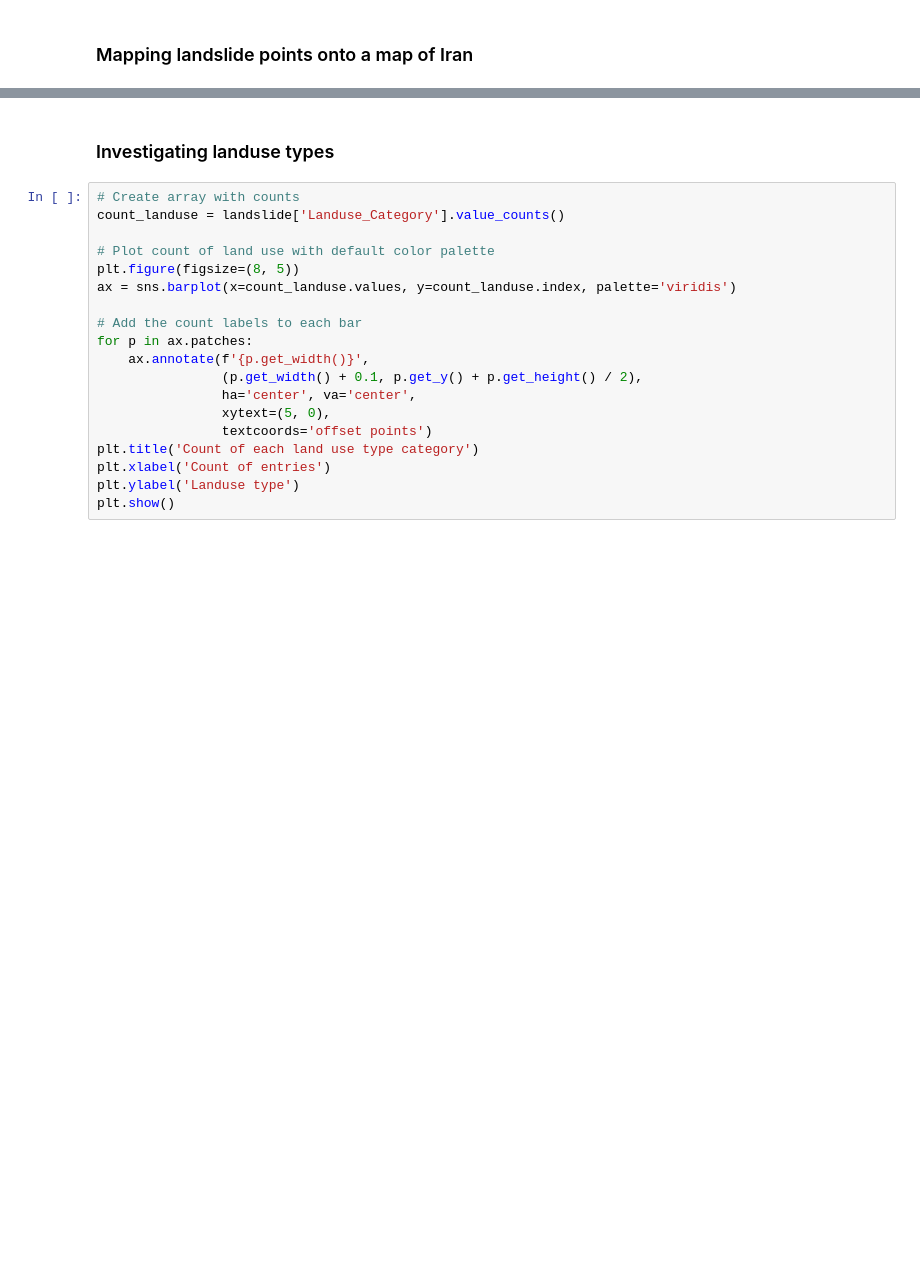
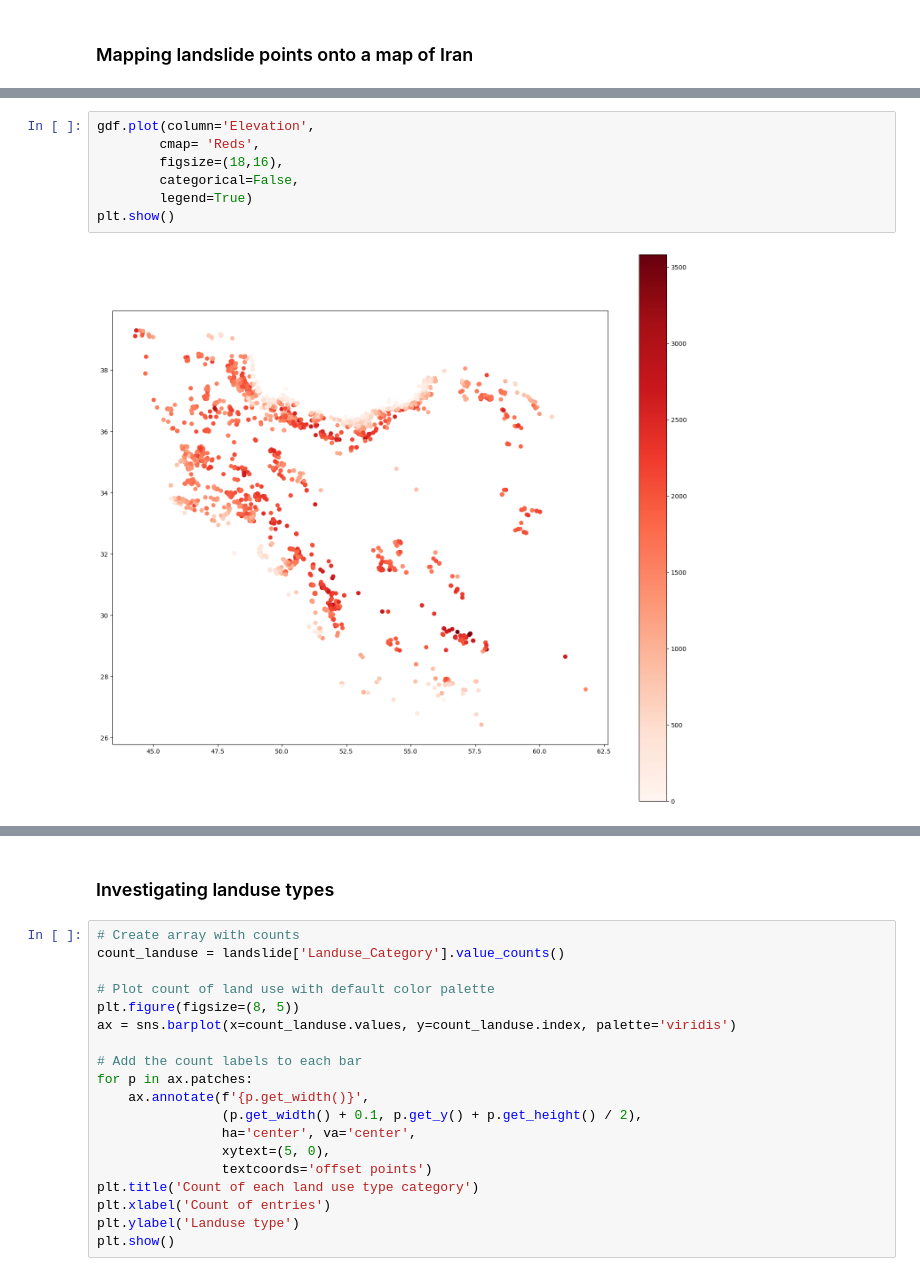
Before and after one commit to MiekeSpaans/MS_Capstone_Project_2401FTDS, a Jupyter notebook: QCTO-Capstone-Project.ipynb, the cells around one changed output, grey strips where cells are left out. Saved outputs shown, nothing was run; the diff lists cells and outputs as text; blank space fills up the shorter version.

```diff
--- a/QCTO-Capstone-Project.ipynb
+++ b/QCTO-Capstone-Project.ipynb
@@ -617,0 +214,9 @@ plt.show()
+# %%
+gdf.plot(column='Elevation',
+        cmap= 'Reds',
+        figsize=(18,16),
+        categorical=False,
+        legend=True)
+plt.show()
+# %% [output]
+[figure, added]
```
Also changed, not shown: parts of 155 cells of this notebook.
